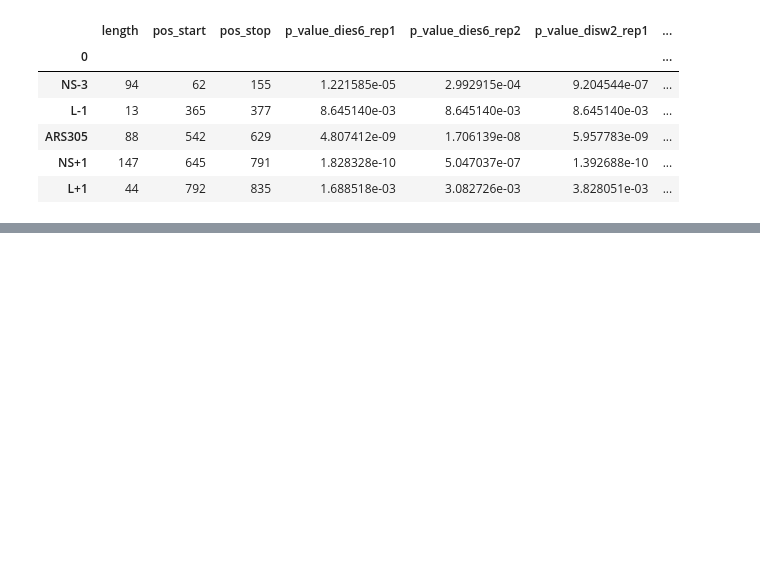
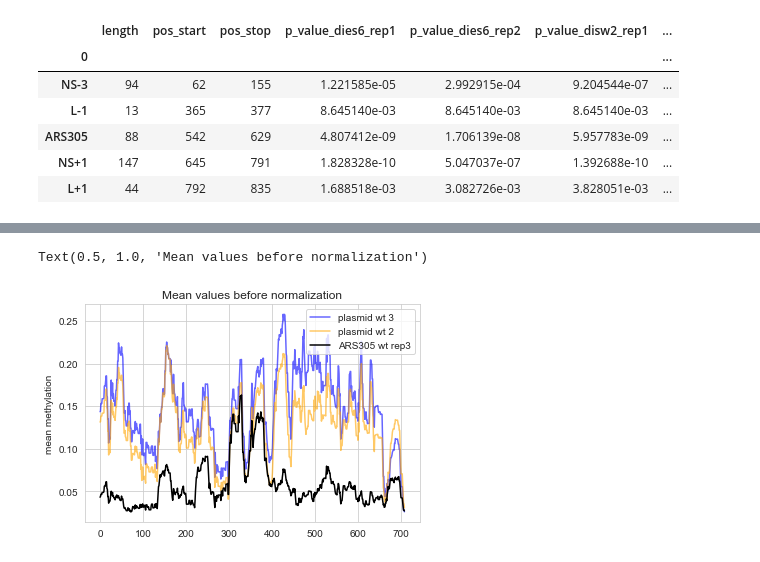
Before and after one commit to KarolineHoller/nanopore_methylation, a Jupyter notebook: methylation_analysis_20220502_ARS305.ipynb, the cells around one changed output, grey strips where cells are left out. Cells and saved outputs as stored; diff of their text form; code cells hidden in the pictures; blank space fills up the shorter version.

```diff
--- a/methylation_analysis_20220502_ARS305.ipynb
+++ b/methylation_analysis_20220502_ARS305.ipynb
@@ -1250,0 +1273,21 @@ joined_wt.shape
+# %%
+N=30
+
+
+sns.lineplot(x = range(overlap_ARS305_wt3.shape[1]),
+             y = np.convolve(overlap_plasmid_wt3.mean(axis = 0), np.ones(N)/N, mode ="same"),
+             color = "blue", label = "plasmid wt 3", alpha = 0.6)
+sns.lineplot(x = range(overlap_ARS305_wt3.shape[1]),
+             y = np.convolve(overlap_plasmid_wt2.mean(axis = 0), np.ones(N)/N, mode ="same"),
+             color = "orange", label = "plasmid wt 2", alpha = 0.6)
+#sns.lineplot(x = range(overlap_ARS305.shape[1]),
+#             y = np.convolve(overlap_plasmid_wt_joined, np.ones(N)/N, mode ="same"),
+#             color = "darkgreen", label = "joined plasmids", alpha = 0.6)
+sns.lineplot(x = range(overlap_ARS305_wt3.shape[1]),
+             y = np.convolve(overlap_ARS305_wt3.mean(axis = 0), np.ones(N)/N, mode ="same"),
+             color = "black", label = "ARS305 wt rep3")
+plt.ylabel("mean methylation")
+plt.title("Mean values before normalization")
+# %% [output]
+Text(0.5, 1.0, 'Mean values before normalization')
+[figure, added]
```
Also changed, not shown: parts of 47 cells of this notebook.
